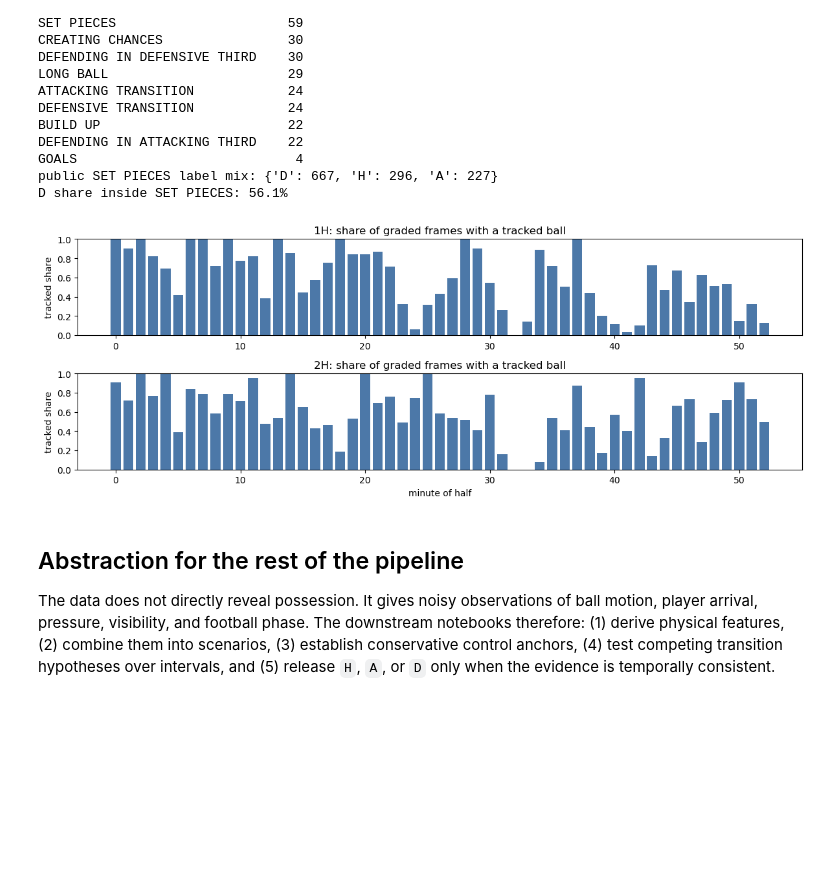
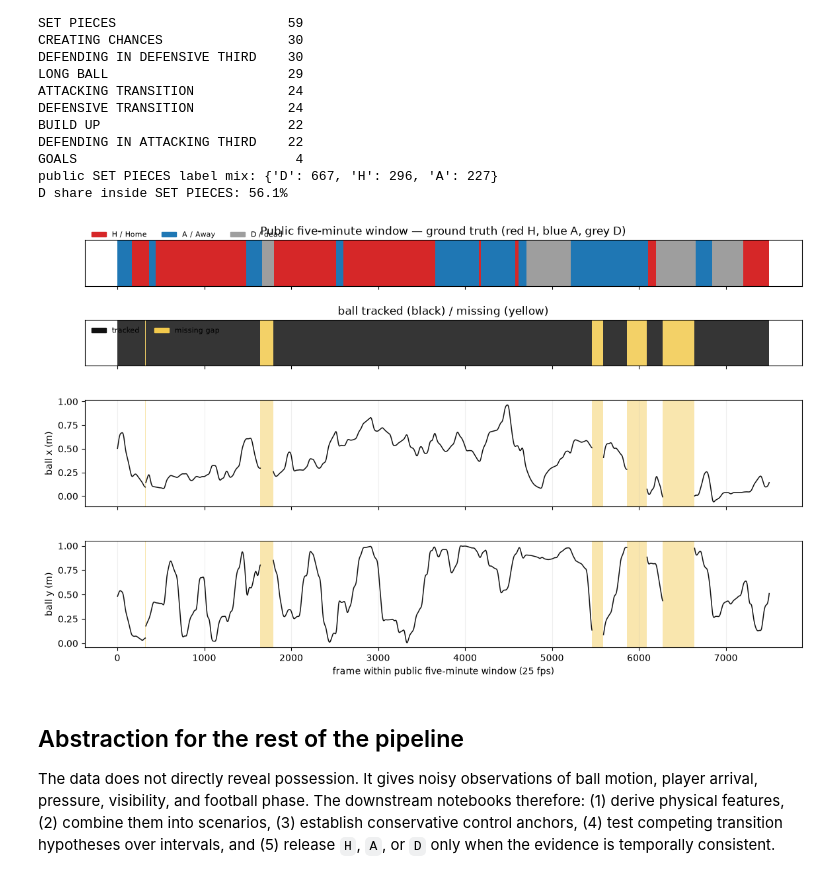
Before and after one commit to lukeaquilla11/Barcelona-hackathon, a Jupyter notebook: notebooks/01_eda.ipynb, the cells around one changed output. Saved outputs shown, nothing was run; the diff lists cells and outputs as text; code cells hidden in the pictures; blank space fills up the shorter version.

Commit message:
publish notebook plots and presentation updates

```diff
--- a/notebooks/01_eda.ipynb
+++ b/notebooks/01_eda.ipynb
@@ -116,26 +116,67 @@ GOALS                            4
 public SET PIECES label mix: {'D': 667, 'H': 296, 'A': 227}
 D share inside SET PIECES: 56.1%
 # %%
-# One compact audit plot: ball availability per minute in each graded half.
+# Five-minute public-window audit: show the missing-ball pattern directly.
 import matplotlib.pyplot as plt
-from possession_lab.baseline_pipeline import add_match_time_columns
+from matplotlib.patches import Patch
 
-time_index = add_match_time_columns(atd_frame[['frame']].copy())
-audit = pd.DataFrame({'frame': atd_frame['frame'], 'half': time_index['match_half'], 'ball_seen': ball_seen})
-fig, axes = plt.subplots(2, 1, figsize=(12, 4.5), sharey=True)
-for ax, half in zip(axes, ('1H', '2H')):
-    selected = audit[(audit['half'] == half) & graded]
-    minute = ((selected['frame'] - selected['frame'].min()) // (25 * 60))
-    availability = selected['ball_seen'].groupby(minute).mean()
-    ax.bar(availability.index, availability.values, color='#4c78a8')
-    ax.set_title(f'{half}: share of graded frames with a tracked ball')
-    ax.set_ylim(0, 1)
-axes[-1].set_xlabel('minute of half')
-axes[0].set_ylabel('tracked share')
-axes[1].set_ylabel('tracked share')
-plt.tight_layout()
+public_gt_path = ROOT / 'evaluation' / 'gt' / 'BAR-ATH_possession_gt_public.csv'
+if not public_gt_path.exists():
+    print('Public ground truth unavailable; skipping the five-minute audit figure.')
+else:
+    public_gt_window = pd.read_csv(public_gt_path)
+    public_gt_window = public_gt_window[public_gt_window['label'].isin(['H', 'A', 'D'])].copy()
+    public_start = int(public_gt_window['frame'].min())
+    public_end = int(public_gt_window['frame'].max())
+    window = atd_frame[atd_frame['frame'].between(public_start, public_end)].copy()
+    window['ball_seen'] = ball_seen.loc[window.index].to_numpy(bool)
+    window['frame_rel'] = window['frame'] - public_start
+
+    def shade_runs(ax, x, mask, color, alpha=0.85):
+        mask = np.asarray(mask, dtype=bool)
+        starts = np.flatnonzero(mask & ~np.r_[False, mask[:-1]])
+        ends = np.flatnonzero(mask & ~np.r_[mask[1:], False])
+        for left, right in zip(starts, ends):
+            ax.axvspan(x[left] - 0.5, x[right] + 0.5, color=color, alpha=alpha, linewidth=0)
+
+    def label_strip(ax, frames, labels):
+        x = frames.to_numpy() - public_start
+        values = labels.to_numpy()
+        starts = np.flatnonzero(np.r_[True, values[1:] != values[:-1]])
+        ends = np.r_[starts[1:] - 1, len(values) - 1]
+        colors = {'H': '#d62728', 'A': '#1f77b4', 'D': '#9e9e9e'}
+        for left, right in zip(starts, ends):
+            ax.axvspan(x[left] - 0.5, x[right] + 0.5, color=colors[values[left]], linewidth=0)
+        ax.set_yticks([])
+
+    fig, axes = plt.subplots(4, 1, figsize=(14, 8), sharex=True,
+                           gridspec_kw={'height_ratios': [0.6, 0.6, 1.4, 1.4]})
+    label_strip(axes[0], public_gt_window['frame'], public_gt_window['label'])
+    axes[0].set_title('Public five-minute window — ground truth (red H, blue A, grey D)')
+    axes[0].legend(handles=[Patch(color='#d62728', label='H / Home'), Patch(color='#1f77b4', label='A / Away'), Patch(color='#9e9e9e', label='D / dead')],
+                   loc='upper left', bbox_to_anchor=(0, 1.35), ncol=3, fontsize=8, frameon=False)
+
+    x = window['frame_rel'].to_numpy()
+    missing = ~window['ball_seen'].to_numpy(bool)
+    shade_runs(axes[1], x, ~missing, '#111111')
+    shade_runs(axes[1], x, missing, '#f2c94c')
+    axes[1].set_title('ball tracked (black) / missing (yellow)')
+    axes[1].set_yticks([])
+    axes[1].legend(handles=[Patch(color='#111111', label='tracked'), Patch(color='#f2c94c', label='missing gap')],
+                   loc='upper left', ncol=2, fontsize=8, frameon=False)
+
+    axes[2].plot(x, window['ball_x'], color='#111111', linewidth=1.1)
+    axes[3].plot(x, window['ball_y'], color='#111111', linewidth=1.1)
+    for ax in axes[2:]:
+        shade_runs(ax, x, missing, '#f2c94c', alpha=0.45)
+        ax.grid(axis='x', alpha=0.2)
+    axes[2].set_ylabel('ball x (m)')
+    axes[3].set_ylabel('ball y (m)')
+    axes[3].set_xlabel('frame within public five-minute window (25 fps)')
+    fig.subplots_adjust(hspace=0.45)
+    plt.show()
 # %% [output]
-[figure, old version]
+[figure, new version]
 # %% [markdown]
 ## Abstraction for the rest of the pipeline
 
```
Also changed, not shown: 6 other files.
